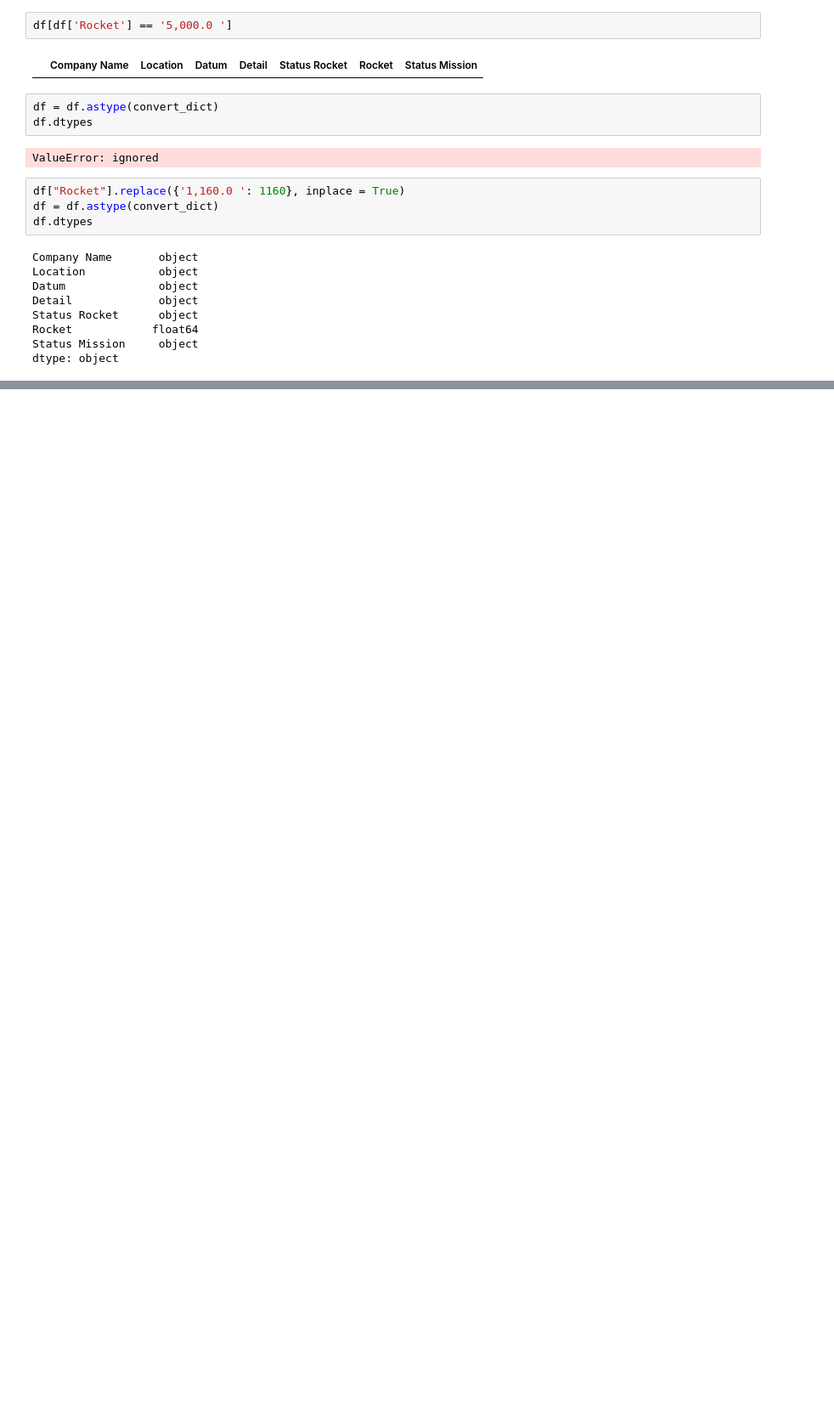
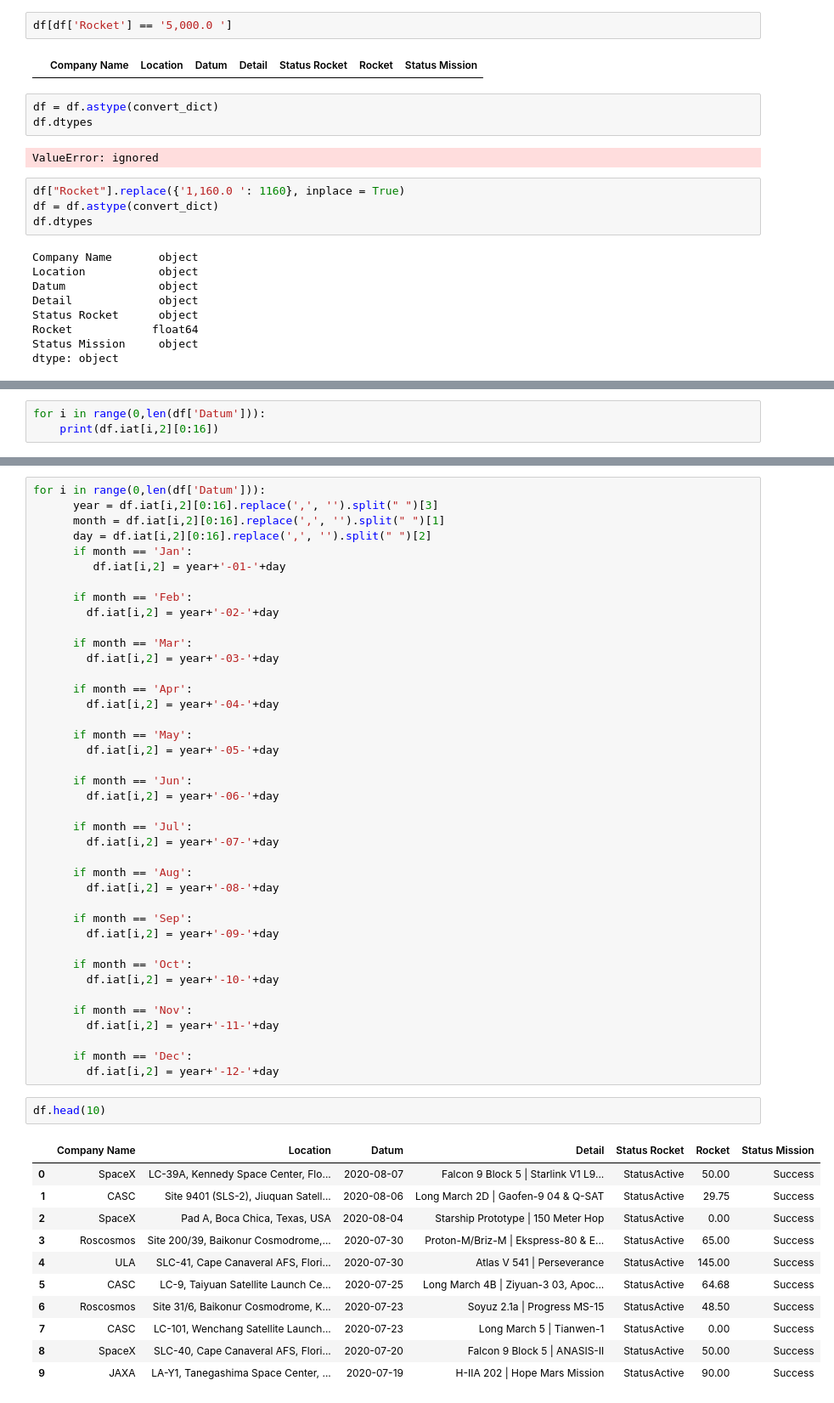
Before and after one commit to lobvh/from-csv-to-cloud, a Jupyter notebook: from_csv_to_cloud.ipynb, the cells around one changed output, grey strips where cells are left out. Shown at 85% size. Cells and saved outputs as stored; diff of their text form; blank space fills up the shorter version.

```diff
--- a/from_csv_to_cloud.ipynb
+++ b/from_csv_to_cloud.ipynb
@@ -254,0 +273,3 @@ dtype: object
+# %%
+for i in range(0,len(df['Datum'])):
+    print(df.iat[i,2][0:16])
@@ -254,0 +298,54 @@ dtype: object
+# %%
+for i in range(0,len(df['Datum'])):
+      year = df.iat[i,2][0:16].replace(',', '').split(" ")[3]
+      month = df.iat[i,2][0:16].replace(',', '').split(" ")[1]
+      day = df.iat[i,2][0:16].replace(',', '').split(" ")[2]
+      if month == 'Jan':
+         df.iat[i,2] = year+'-01-'+day
+
+      if month == 'Feb':
+        df.iat[i,2] = year+'-02-'+day
+
+      if month == 'Mar':
+        df.iat[i,2] = year+'-03-'+day
+
+      if month == 'Apr':
+        df.iat[i,2] = year+'-04-'+day
+
+      if month == 'May':
+        df.iat[i,2] = year+'-05-'+day
+
+      if month == 'Jun':
+        df.iat[i,2] = year+'-06-'+day
+
+      if month == 'Jul':
+        df.iat[i,2] = year+'-07-'+day
+
+      if month == 'Aug':
+        df.iat[i,2] = year+'-08-'+day
+
+      if month == 'Sep':
+        df.iat[i,2] = year+'-09-'+day
+
+      if month == 'Oct':
+        df.iat[i,2] = year+'-10-'+day
+
+      if month == 'Nov':
+        df.iat[i,2] = year+'-11-'+day
+
+      if month == 'Dec':
+        df.iat[i,2] = year+'-12-'+day
+# %%
+df.head(10)
+# %% [output]
+|  | Company Name | Location | Datum | Detail | Status Rocket | Rocket | Status Mission |
+| 0 | SpaceX | LC-39A, Kennedy Space Center, Flo... | 2020-08-07 | Falcon 9 Block 5 | Starlink V1 L9... | StatusActive | 50.00 | Success |
+| 1 | CASC | Site 9401 (SLS-2), Jiuquan Satell... | 2020-08-06 | Long March 2D | Gaofen-9 04 & Q-SAT | StatusActive | 29.75 | Success |
+| 2 | SpaceX | Pad A, Boca Chica, Texas, USA | 2020-08-04 | Starship Prototype | 150 Meter Hop | StatusActive | 0.00 | Success |
+| 3 | Roscosmos | Site 200/39, Baikonur Cosmodrome,... | 2020-07-30 | Proton-M/Briz-M | Ekspress-80 & E... | StatusActive | 65.00 | Success |
+| 4 | ULA | SLC-41, Cape Canaveral AFS, Flori... | 2020-07-30 | Atlas V 541 | Perseverance | StatusActive | 145.00 | Success |
+| 5 | CASC | LC-9, Taiyuan Satellite Launch Ce... | 2020-07-25 | Long March 4B | Ziyuan-3 03, Apoc... | StatusActive | 64.68 | Success |
+| 6 | Roscosmos | Site 31/6, Baikonur Cosmodrome, K... | 2020-07-23 | Soyuz 2.1a | Progress MS-15 | StatusActive | 48.50 | Success |
+| 7 | CASC | LC-101, Wenchang Satellite Launch... | 2020-07-23 | Long March 5 | Tianwen-1 | StatusActive | 0.00 | Success |
+| 8 | SpaceX | SLC-40, Cape Canaveral AFS, Flori... | 2020-07-20 | Falcon 9 Block 5 | ANASIS-II | StatusActive | 50.00 | Success |
+| 9 | JAXA | LA-Y1, Tanegashima Space Center, ... | 2020-07-19 | H-IIA 202 | Hope Mars Mission | StatusActive | 90.00 | Success |
```
Also changed, not shown: parts of 45 cells of this notebook.
